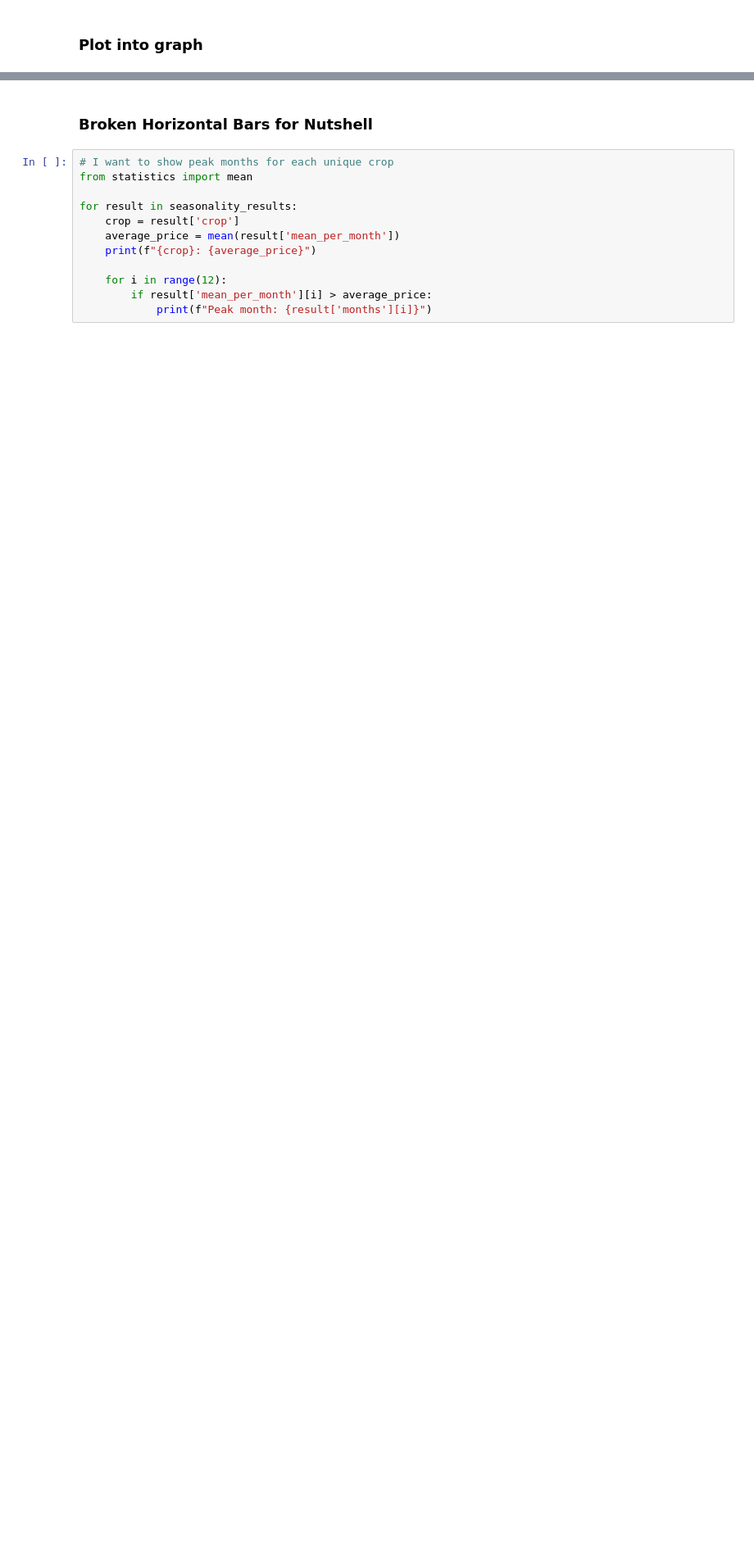
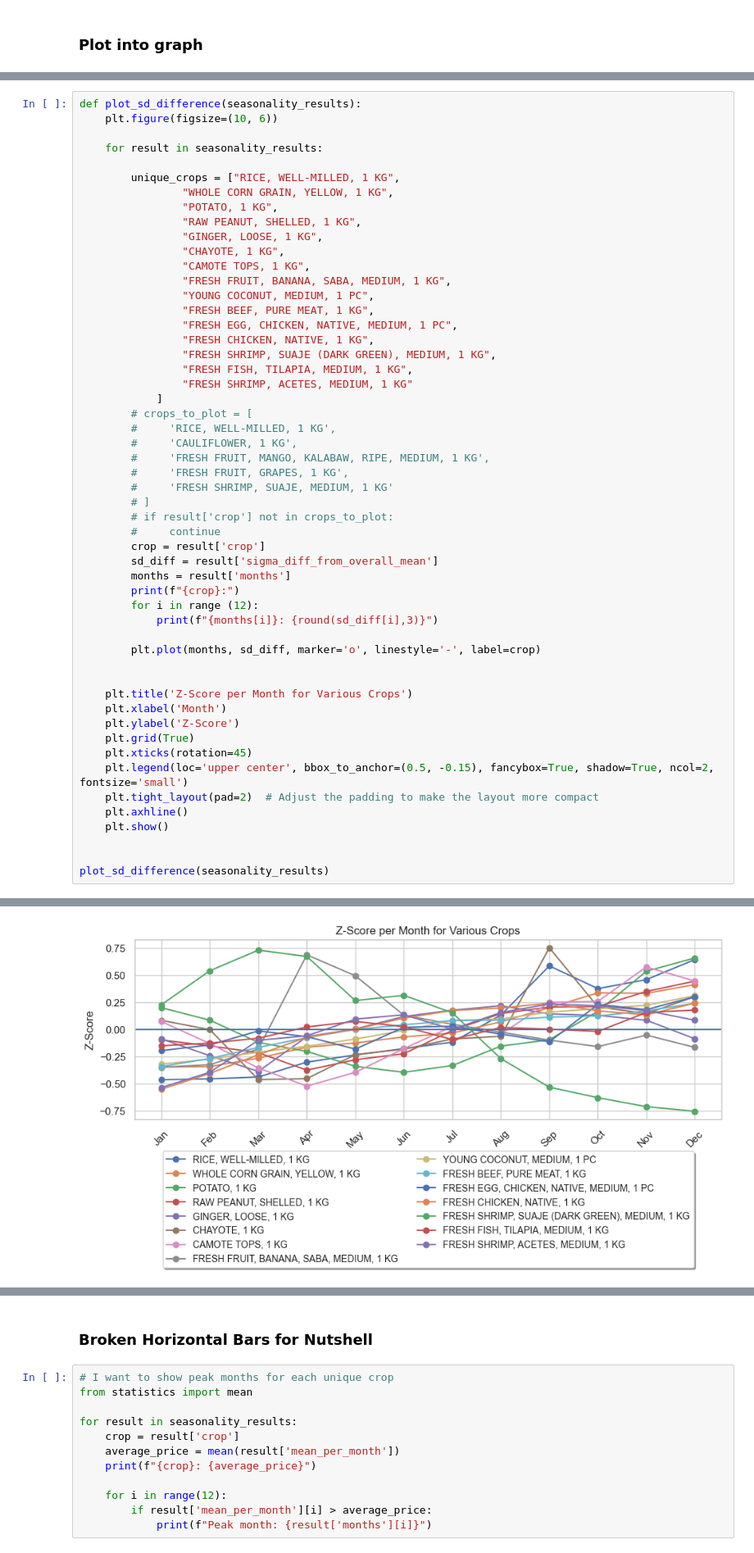
Before and after one commit to rue-22/cs132-group-two, a Jupyter notebook: EDA/EDAv1.ipynb, the cells around one changed output, grey strips where cells are left out. Shown at 82% size. Drawn from its saved outputs; the diff is of its cells as text; blank space fills up the shorter version.

Commit message:
done with subplots for seasonality

```diff
--- a/EDA/EDAv1.ipynb
+++ b/EDA/EDAv1.ipynb
@@ -229,0 +232,54 @@ seasonality_results
+# %%
+def plot_sd_difference(seasonality_results):
+    plt.figure(figsize=(10, 6))
+
+    for result in seasonality_results:
+
+        unique_crops = ["RICE, WELL-MILLED, 1 KG",
+                "WHOLE CORN GRAIN, YELLOW, 1 KG",
+                "POTATO, 1 KG",
+                "RAW PEANUT, SHELLED, 1 KG",
+                "GINGER, LOOSE, 1 KG",
+                "CHAYOTE, 1 KG",
+                "CAMOTE TOPS, 1 KG",
+                "FRESH FRUIT, BANANA, SABA, MEDIUM, 1 KG",
+                "YOUNG COCONUT, MEDIUM, 1 PC",
+                "FRESH BEEF, PURE MEAT, 1 KG",
+                "FRESH EGG, CHICKEN, NATIVE, MEDIUM, 1 PC",
+                "FRESH CHICKEN, NATIVE, 1 KG",
+                "FRESH SHRIMP, SUAJE (DARK GREEN), MEDIUM, 1 KG",
+                "FRESH FISH, TILAPIA, MEDIUM, 1 KG",
+                "FRESH SHRIMP, ACETES, MEDIUM, 1 KG"
+            ]
+        # crops_to_plot = [
+        #     'RICE, WELL-MILLED, 1 KG',
+        #     'CAULIFLOWER, 1 KG',
+        #     'FRESH FRUIT, MANGO, KALABAW, RIPE, MEDIUM, 1 KG',
+        #     'FRESH FRUIT, GRAPES, 1 KG',
+        #     'FRESH SHRIMP, SUAJE, MEDIUM, 1 KG'
+        # ]
+        # if result['crop'] not in crops_to_plot:
+        #     continue
+        crop = result['crop']
+        sd_diff = result['sigma_diff_from_overall_mean']
+        months = result['months']
+        print(f"{crop}:")
+        for i in range (12):
+            print(f"{months[i]}: {round(sd_diff[i],3)}")
+
+        plt.plot(months, sd_diff, marker='o', linestyle='-', label=crop)
+
+
+    plt.title('Z-Score per Month for Various Crops')
+    plt.xlabel('Month')
+    plt.ylabel('Z-Score')
+    plt.grid(True)
+    plt.xticks(rotation=45)
+    plt.legend(loc='upper center', bbox_to_anchor=(0.5, -0.15), fancybox=True, shadow=True, ncol=2, fontsize='small')
+    plt.tight_layout(pad=2)  # Adjust the padding to make the layout more compact
+    plt.axhline()
+    plt.show()
+
+
+plot_sd_difference(seasonality_results)
+# %% [output]
@@ -229,0 +303 @@ seasonality_results
+[figure, added]
```
Also changed, not shown: parts of 12 cells of this notebook.
